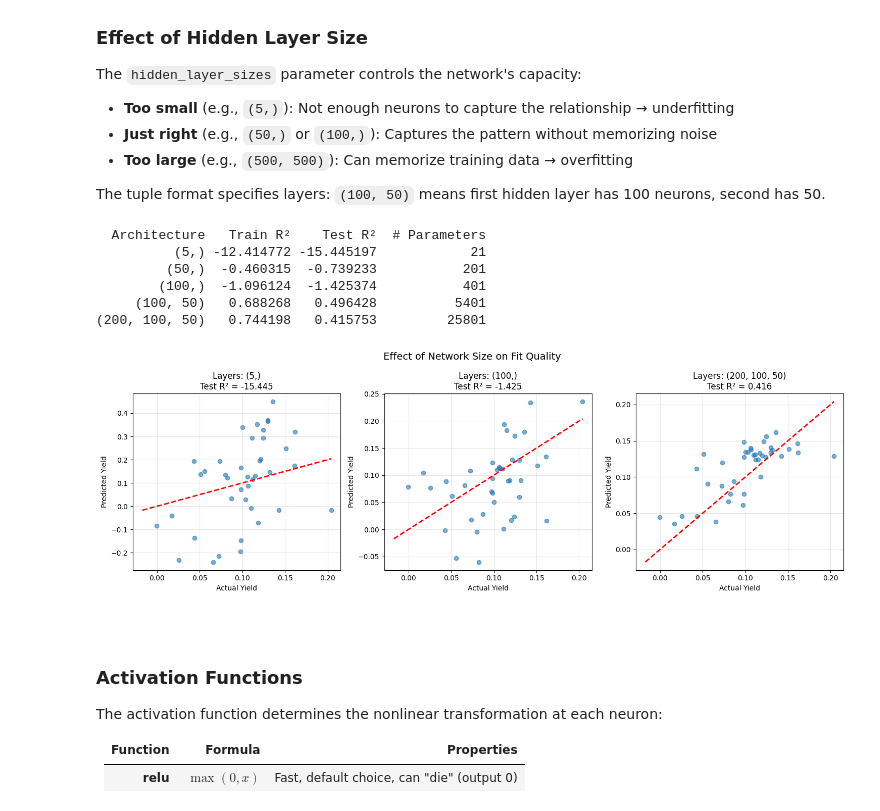
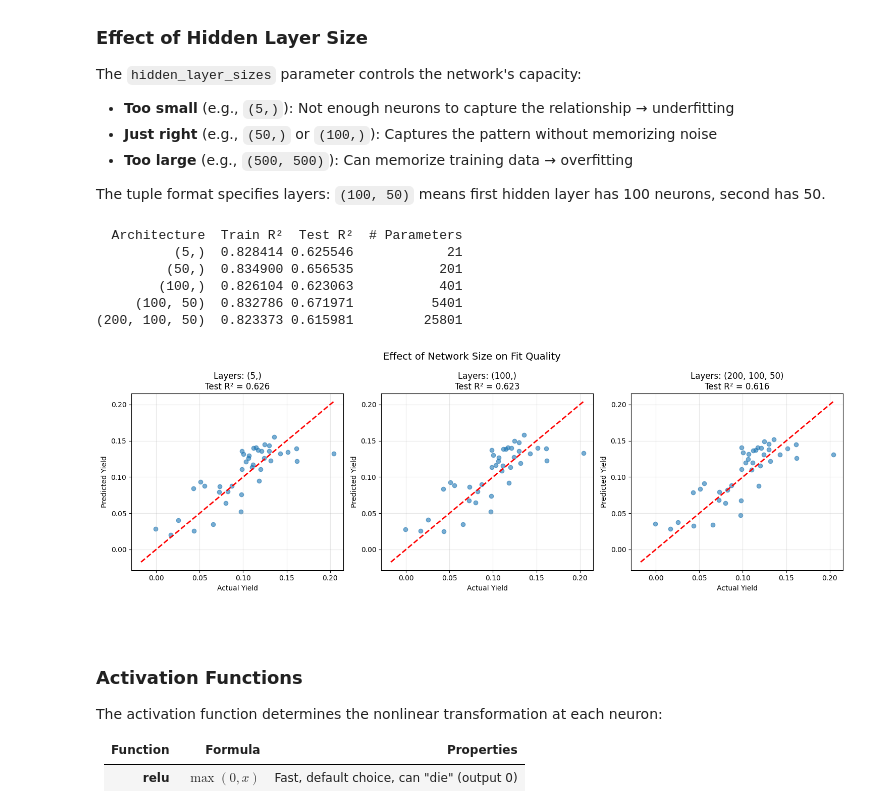
Before and after one commit to jkitchin/s26-06642, a Jupyter notebook: dsmles/09-nonlinear-methods/neural-networks-hyperparameter-tuning.ipynb, the cells around one changed output. Drawn from its saved outputs; the diff is of its cells as text; code cells hidden in the pictures.

````diff
--- a/dsmles/09-nonlinear-methods/neural-networks-hyperparameter-tuning.ipynb
+++ b/dsmles/09-nonlinear-methods/neural-networks-hyperparameter-tuning.ipynb
@@ -119,11 +101,15 @@ Training: 160, Test: 40
 # Basic MLPRegressor - always use a Pipeline with StandardScaler!
 nn_pipeline = Pipeline([
     ("scaler", StandardScaler()),
-    ("mlp", MLPRegressor(hidden_layer_sizes=(100,), max_iter=1000, random_state=42))
+    ("mlp", MLPRegressor(hidden_layer_sizes=(20,), activation='tanh', solver='lbfgs', max_iter=1000, random_state=42))
 ])
 
 nn_pipeline.fit(X_train, y_train)
 
 print(f"Training R²: {nn_pipeline.score(X_train, y_train):.4f}")
 print(f"Test R²:     {nn_pipeline.score(X_test, y_test):.4f}")
+
+plt.plot(y_train, nn_pipeline.predict(X_train), "o", label="Train")
+plt.xlabel("True Yield")
+plt.ylabel("Predicted Yield");
 # %% [output]
@@ -156,7 +143,7 @@ results = []
 for name, layers in architectures.items():
     pipe = Pipeline([
         ("scaler", StandardScaler()),
-        ("mlp", MLPRegressor(hidden_layer_sizes=layers, max_iter=1000, random_state=42))
+        ("mlp", MLPRegressor(hidden_layer_sizes=layers, activation='tanh', solver='lbfgs', max_iter=1000, random_state=42))
     ])
     pipe.fit(X_train, y_train)
     results.append({
@@ -170,36 +157,38 @@ for name, layers in architectures.items():
 results_df = pd.DataFrame(results)
 print(results_df.to_string(index=False))
 # %% [output]
-  Architecture   Train R²    Test R²  # Parameters
-          (5,) -12.414772 -15.445197            21
-         (50,)  -0.460315  -0.739233           201
-        (100,)  -1.096124  -1.425374           401
-     (100, 50)   0.688268   0.496428          5401
-(200, 100, 50)   0.744198   0.415753         25801
+  Architecture  Train R²  Test R²  # Parameters
+          (5,)  0.828414 0.625546            21
+         (50,)  0.834900 0.656535           201
+        (100,)  0.826104 0.623063           401
+     (100, 50)  0.832786 0.671971          5401
+(200, 100, 50)  0.823373 0.615981         25801
 # %%
 # Visualize: predicted vs actual for small, medium, large networks
 fig, axes = plt.subplots(1, 3, figsize=(15, 5))
 
 for ax, (name, layers) in zip(axes, [("(5,)", (5,)), ("(100,)", (100,)), ("(200, 100, 50)", (200, 100, 50))]):
     pipe = Pipeline([
         ("scaler", StandardScaler()),
-        ("mlp", MLPRegressor(hidden_layer_sizes=layers, max_iter=1000, random_state=42))
+        ("mlp", MLPRegressor(hidden_layer_sizes=layers,
+                             solver='lbfgs', activation='tanh',
+                             max_iter=1000, random_state=42))
     ])
     pipe.fit(X_train, y_train)
     y_pred = pipe.predict(X_test)
 
     ax.scatter(y_test, y_pred, alpha=0.6)
     ax.plot([y.min(), y.max()], [y.min(), y.max()], "r--", linewidth=2)
     ax.set_xlabel("Actual Yield")
     ax.set_ylabel("Predicted Yield")
     ax.set_title(f"Layers: {name}\nTest R² = {r2_score(y_test, y_pred):.3f}")
     ax.grid(True, alpha=0.3)
 
 plt.suptitle("Effect of Network Size on Fit Quality", fontsize=14)
 plt.tight_layout()
 plt.show()
 # %% [output]
-[figure, old version]
+[figure, new version]
 # %% [markdown]
 ```{index} activation function, relu, tanh
 ```
````
Also changed, not shown: parts of 13 cells of this notebook.
